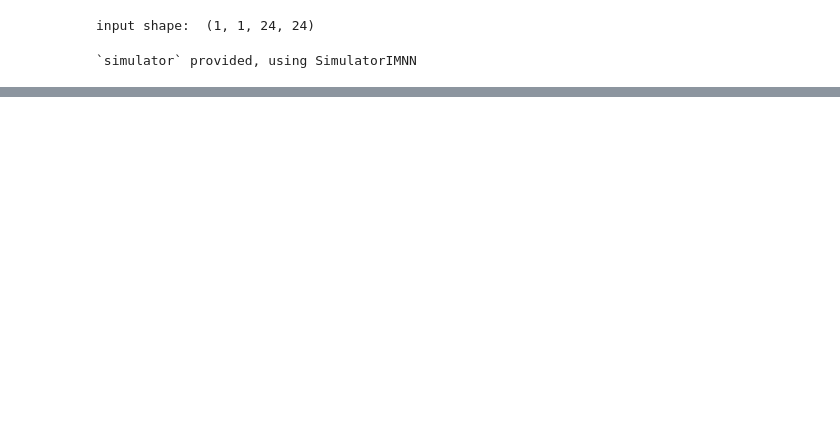
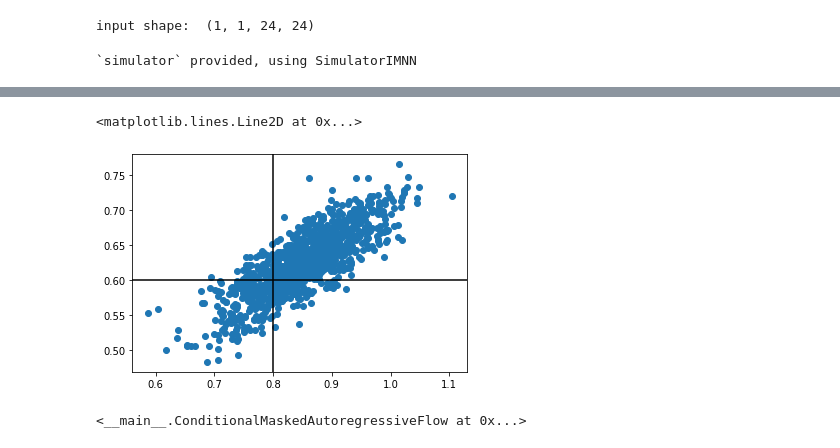
Before and after one commit to tlmakinen/kosmo-kompress, a Jupyter notebook: LN fields/fisher-comp.ipynb, the cells around one changed output, grey strips where cells are left out. Saved outputs shown, nothing was run; the diff lists cells and outputs as text; code cells hidden in the pictures; blank space fills up the shorter version.

```diff
--- a/LN fields/fisher-comp.ipynb
+++ b/LN fields/fisher-comp.ipynb
@@ -879,0 +1207,18 @@ DeviceArray(1.0472138, dtype=float32)
+# %%
+num_points = 1000
+x1 = np.linspace(prior.low[1], prior.high[1], num=num_points)
+x2 = np.linspace(prior.low[0], prior.high[1], num=num_points)
+p_prior = prior.prob(np.stack([x1, x2], axis=-1));
+
+post = cmaf_model.sample((num_points,), estimates) #* 0.5102041
+# %%
+plt.scatter(post[:, 0], post[:, 1])
+plt.axvline(θ_target[0], color='k')
+plt.axhline(θ_target[1], color='k')
+# %% [output]
+<matplotlib.lines.Line2D at 0x...>
+[figure, added]
+# %%
+cmaf_model.log_pdf()
+# %% [output]
+<__main__.ConditionalMaskedAutoregressiveFlow at 0x...>
```
Also changed, not shown: parts of 57 cells of this notebook, 6 other files.
